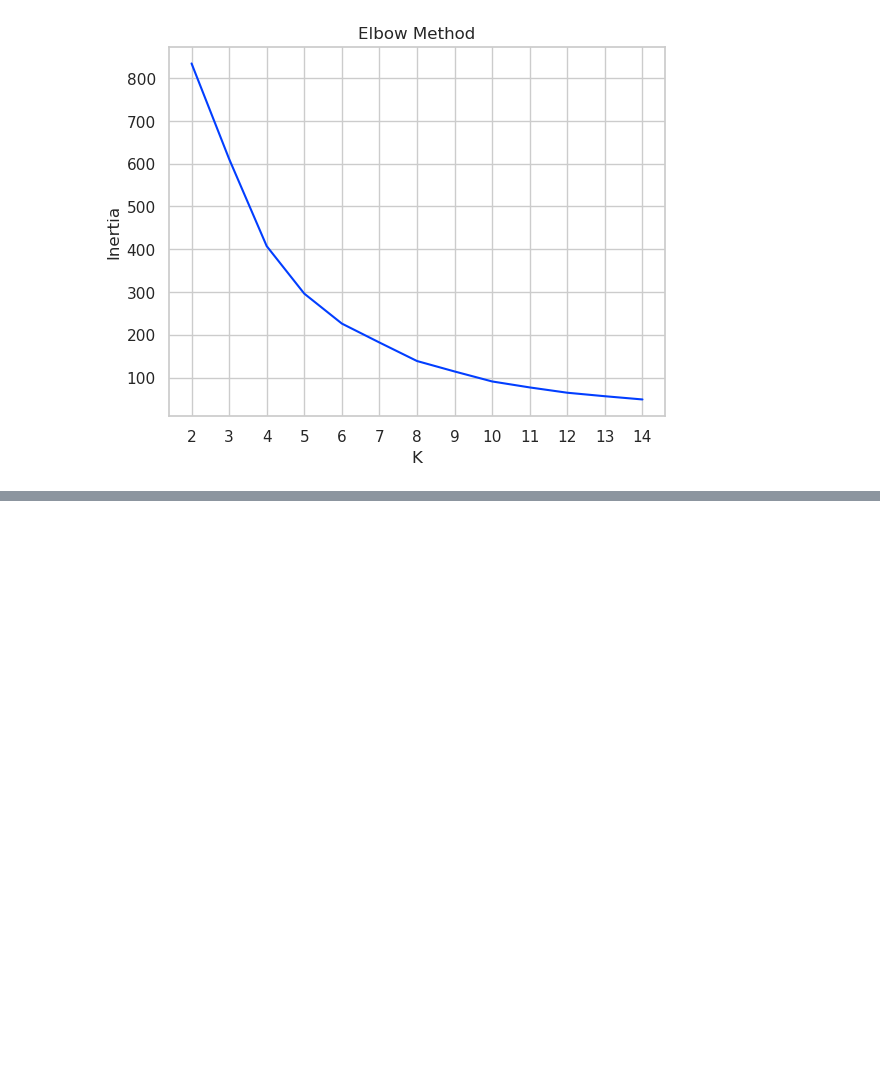
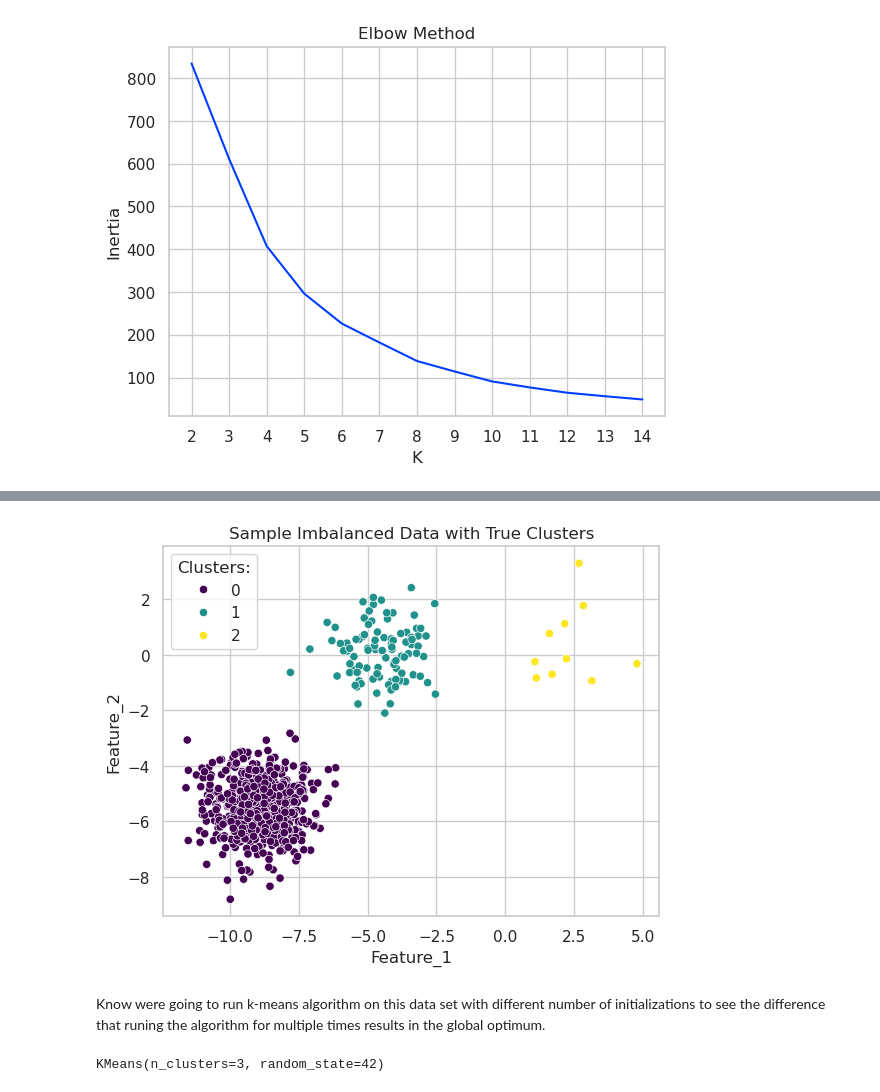
Before and after one commit to Erfan-Taherirani/Personal_ML_Notes, a Jupyter notebook: unsupervised_learning/clustering/partitioning_based_clustering/k-means_clustering.ipynb, the cells around one changed output, grey strips where cells are left out. Cells and saved outputs as stored; diff of their text form; code cells hidden in the pictures; blank space fills up the shorter version.

```diff
--- a/unsupervised_learning/clustering/partitioning_based_clustering/k-means_clustering.ipynb
+++ b/unsupervised_learning/clustering/partitioning_based_clustering/k-means_clustering.ipynb
@@ -166,0 +220,24 @@ Text(0.5, 0, 'K')
+# %%
+ax = sns.scatterplot(x=X[:, 0], y=X[:, 1], hue=labels, palette="viridis")
+ax.set_title("Sample Imbalanced Data with True Clusters")
+ax.set_xlabel("Feature_1")
+ax.set_ylabel("Feature_2")
+ax.legend(title="Clusters:")
+plt.show()
+# %% [output]
+[figure, added]
+# %% [markdown]
+Know were going to run k-means algorithm on this data set with different number of initializations to see the difference that runing the algorithm for multiple times results in the global optimum.
+# %%
+from sklearn.preprocessing import StandardScaler
+from sklearn.cluster import KMeans
+
+# scaling the data (standardization)
+scaler = StandardScaler()
+X_scaled = scaler.fit_transform(X)
+
+# training the model
+kmeans = KMeans(n_clusters=3, init="k-means++", random_state=42) # assume that we know the number of clusters
+kmeans.fit(X_scaled)
+# %% [output]
+KMeans(n_clusters=3, random_state=42)
```
Also changed, not shown: parts of 11 cells of this notebook, 3 other files.
